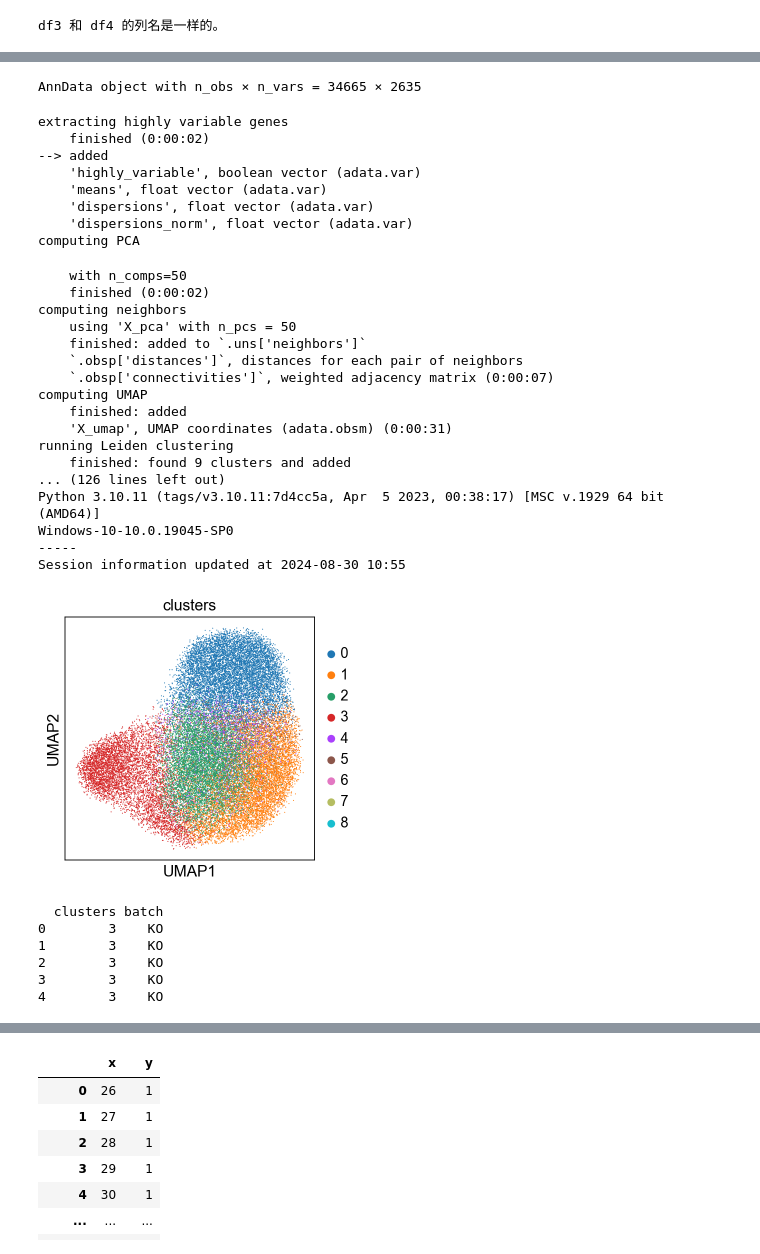
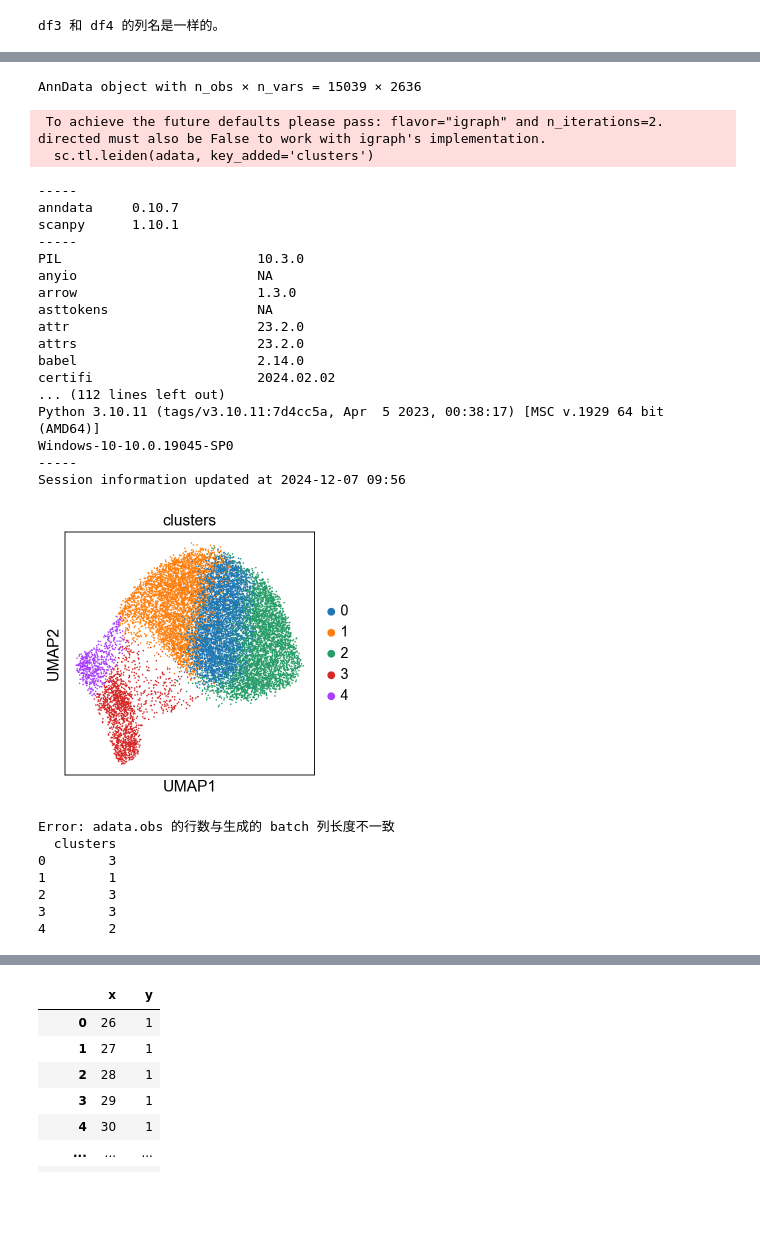
Before and after one commit to LittleLittleCloud/haCCA, a Jupyter notebook: notebook/ICC_merge/ICC_ITO_clusters1.ipynb, the cells around one changed output, grey strips where cells are left out. Drawn from its saved outputs; the diff is of its cells as text; code cells hidden in the pictures; blank space fills up the shorter version.

```diff
--- a/notebook/ICC_merge/ICC_ITO_clusters1.ipynb
+++ b/notebook/ICC_merge/ICC_ITO_clusters1.ipynb
@@ -9,3 +9,11 @@ from matplotlib import rcParams
 import seaborn as sb
 import anndata as ad
 import pandas as pd
+# %%
+df2  = pd.read_csv("I:\\mutiomics\\ICC\\BQ-SXT20240702-空代50um-1-沈晓天-检测分析交付\\04\\04.csv")
+last_column = df2.iloc[:, -1]
+df2 = df2.drop(df2.columns[-1], axis=1)
+df2_loc = last_column.str.split(',', expand=True)
+df2_loc.index = df2_loc.index.astype(str)
+df2_loc = df2_loc.to_numpy(dtype=int)
+df2_loc=pd.DataFrame(df2_loc)
@@ -36 +111,7 @@ df3 和 df4 的列名是一样的。
+# %%
+common_columns = df3.columns.intersection(df2.columns)
+common_columns
+df2=df2[common_columns]
+df3=df3[common_columns]
+df4=df4[common_columns]
 # %%
@@ -63,49 +145,43 @@ print(df_combined)
 # %%
-adata = ad.AnnData(df_combined)
+adata = ad.AnnData(df2)
 # %%
 adata
 # %% [output]
-AnnData object with n_obs × n_vars = 34665 × 2635
+AnnData object with n_obs × n_vars = 15039 × 2636
 # %%
-#sc.pp.normalize_total(adata, inplace = True,exclude_highly_expressed=False)
-#sc.pp.log1p(adata)
-sc.pp.highly_variable_genes(adata, flavor='seurat', n_top_genes=300, inplace=True)
+sc.pp.normalize_total(adata, inplace = True,exclude_highly_expressed=False)
+sc.pp.log1p(adata)
+sc.pp.highly_variable_genes(adata, flavor='seurat', n_top_genes=200, inplace=True)
 sc.pp.pca(adata, n_comps=50, use_highly_variable=True, svd_solver='arpack')
-sc.pp.neighbors(adata,n_neighbors=20)
+sc.pp.neighbors(adata,n_neighbors=50)
 sc.tl.umap(adata)
 sc.tl.leiden(adata, key_added='clusters')
 plt.rcParams['figure.figsize']=(8,8)
 sc.settings.verbosity = 3             # verbosity: errors (0), warnings (1), info (2), hints (3)
 sc.logging.print_versions()
 sc.settings.set_figure_params(dpi=80)
 sc.pl.umap(adata, color='clusters', palette=sc.pl.palettes.default_20)
 # %% [output]
-extracting highly variable genes
-    finished (0:00:02)
---> added
-    'highly_variable', boolean vector (adata.var)
-    'means', float vector (adata.var)
-    'dispersions', float vector (adata.var)
-    'dispersions_norm', float vector (adata.var)
-computing PCA
+ To achieve the future defaults please pass: flavor="igraph" and n_iterations=2.  directed must also be False to work with igraph's implementation.
+  sc.tl.leiden(adata, key_added='clusters')
-    with n_comps=50
-    finished (0:00:02)
-computing neighbors
-    using 'X_pca' with n_pcs = 50
-    finished: added to `.uns['neighbors']`
-    `.obsp['distances']`, distances for each pair of neighbors
-    `.obsp['connectivities']`, weighted adjacency matrix (0:00:07)
-computing UMAP
-    finished: added
-    'X_umap', UMAP coordinates (adata.obsm) (0:00:31)
-running Leiden clustering
-    finished: found 9 clusters and added
-... (126 lines left out)
+-----
+anndata     0.10.7
+scanpy      1.10.1
+-----
+PIL                         10.3.0
+anyio                       NA
+arrow                       1.3.0
+asttokens                   NA
+attr                        23.2.0
+attrs                       23.2.0
+babel                       2.14.0
+certifi                     2024.02.02
+... (112 lines left out)
 Python 3.10.11 (tags/v3.10.11:7d4cc5a, Apr  5 2023, 00:38:17) [MSC v.1929 64 bit (AMD64)]
 Windows-10-10.0.19045-SP0
 -----
-Session information updated at 2024-08-30 10:55
+Session information updated at 2024-12-07 09:56
-[figure, old version]
+[figure, new version]
 # %%
 num_ko = df3.shape[0]
 num_wt = df4.shape[0]
@@ -123,12 +199,13 @@ else:
 # 显示 adata.obs 的前几行，确认添加结果
 print(adata.obs.head())
 # %% [output]
-  clusters batch
-0        3    KO
-1        3    KO
-2        3    KO
-3        3    KO
-4        3    KO
+Error: adata.obs 的行数与生成的 batch 列长度不一致
+  clusters
+0        3
+1        1
+2        3
+3        3
+4        2
 # %%
 sc.pl.umap(adata, color='batch', palette=sc.pl.palettes.default_20)
 # %% [output]
```
Also changed, not shown: parts of 11 cells of this notebook, 8 other files.
